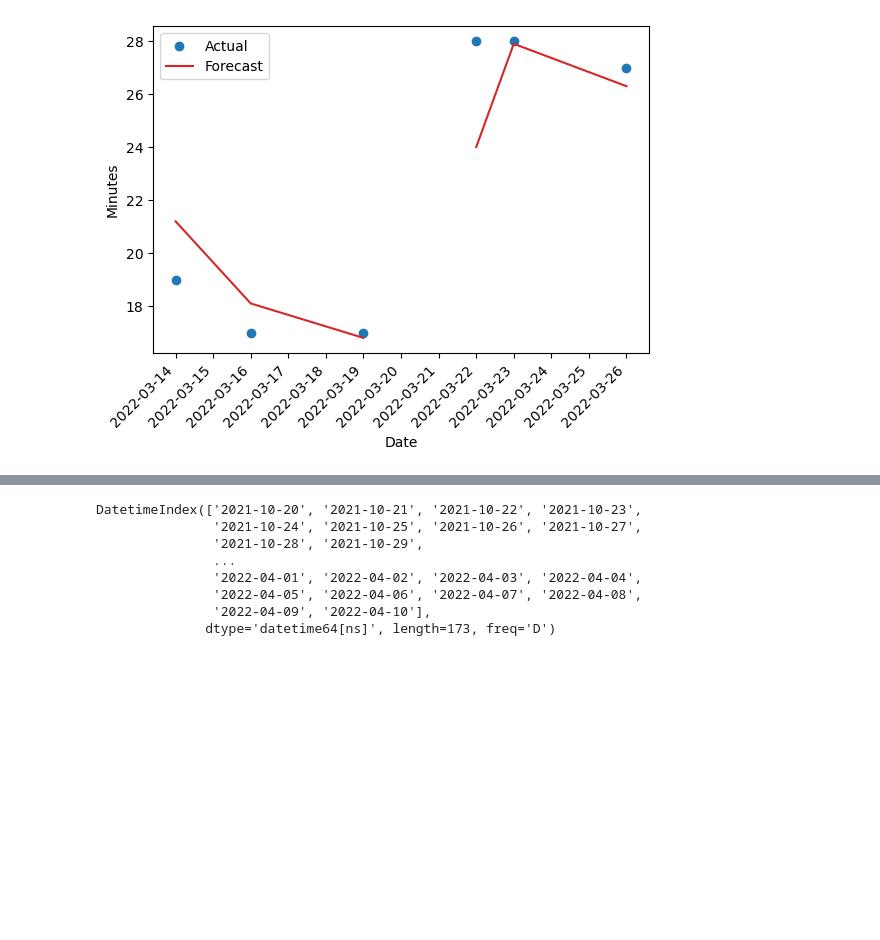
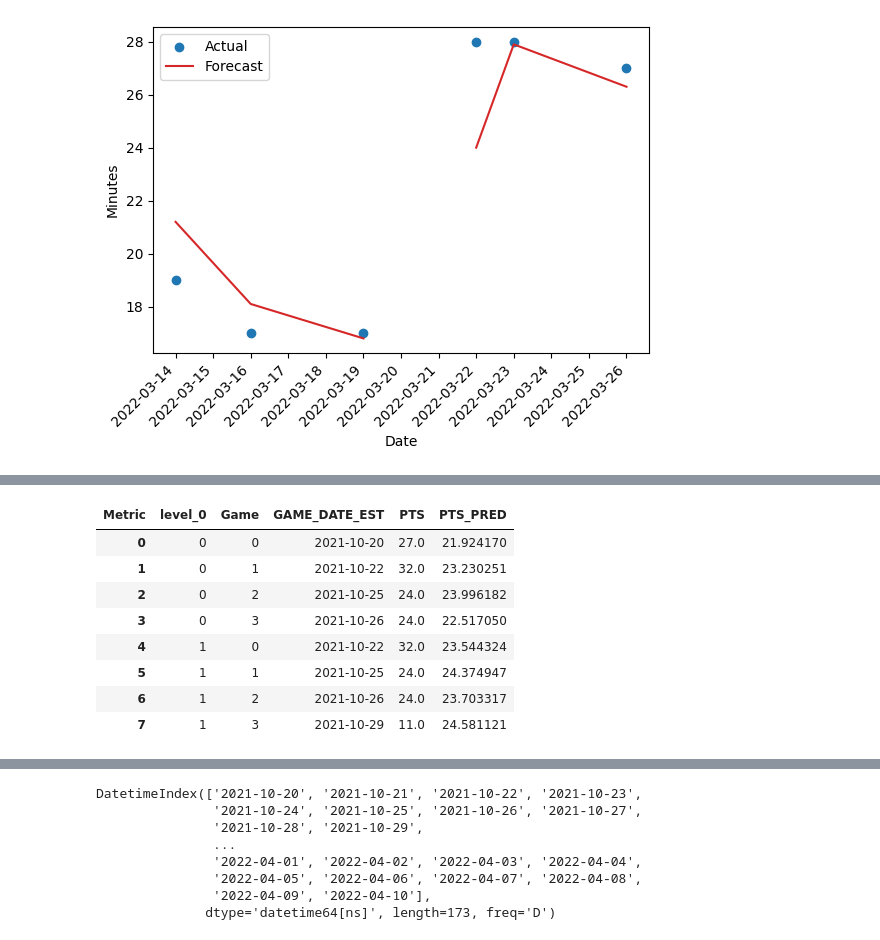
Before and after one commit to brownbrandon272/basketball, a Jupyter notebook: scripts/analyze_results.ipynb, the cells around one changed output, grey strips where cells are left out. Drawn from its saved outputs; the diff is of its cells as text; code cells hidden in the pictures; blank space fills up the shorter version.

```diff
--- a/scripts/analyze_results.ipynb
+++ b/scripts/analyze_results.ipynb
@@ -531,0 +558,60 @@ ValueError: x and y must be the same size
+# %%
+import pandas as pd
+
+# create the original DataFrame
+df = pd.DataFrame([
+    {'DATE_EST': datetime.date(2021, 10, 20),
+      'next_0_PTS': 27.0,
+      'next_1_PTS': 32.0,
+      'next_2_PTS': 24.0,
+      'next_3_PTS': 24.0,
+      'next_0_PTS_PRED': 21.92416962916689,
+      'next_1_PTS_PRED': 23.230251210055734,
+      'next_2_PTS_PRED': 23.99618152745974,
+      'next_3_PTS_PRED': 22.51704962589499,
+      'next_0_GAME_DATE_EST': datetime.date(2021, 10, 20),
+      'next_1_GAME_DATE_EST': datetime.date(2021, 10, 22),
+      'next_2_GAME_DATE_EST': datetime.date(2021, 10, 25),
+      'next_3_GAME_DATE_EST': datetime.date(2021, 10, 26)},
+     {'DATE_EST': datetime.date(2021, 10, 22),
+      'next_0_PTS': 32.0,
+      'next_1_PTS': 24.0,
+      'next_2_PTS': 24.0,
+      'next_3_PTS': 11.0,
+      'next_0_PTS_PRED': 23.544323686291666,
+      'next_1_PTS_PRED': 24.3749469390111,
+      'next_2_PTS_PRED': 23.703316821847235,
+      'next_3_PTS_PRED': 24.581120578563816,
+      'next_0_GAME_DATE_EST': datetime.date(2021, 10, 22),
+      'next_1_GAME_DATE_EST': datetime.date(2021, 10, 25),
+      'next_2_GAME_DATE_EST': datetime.date(2021, 10, 26),
+      'next_3_GAME_DATE_EST': datetime.date(2021, 10, 29)}
+])
+
+# separate the "next" columns into three groups
+pts_cols = [col for col in df.columns if col.startswith('next') and col.endswith('PTS')]
+pts_pred_cols = [col for col in df.columns if col.startswith('next') and col.endswith('PTS_PRED')]
+game_date_cols = [col for col in df.columns if col.startswith('next') and col.endswith('GAME_DATE_EST')]
+
+# separate column names into a number and group name
+pts_cols = [(int(col.split('_')[1]), 'PTS') for col in pts_cols]
+pts_pred_cols = [(int(col.split('_')[1]), 'PTS_PRED') for col in pts_pred_cols]
+game_date_cols = [(int(col.split('_')[1]), 'GAME_DATE_EST') for col in game_date_cols]
+
+# create a MultiIndex from the separated column names
+multi_cols = pd.MultiIndex.from_tuples(pts_cols + pts_pred_cols + game_date_cols, names=['Game', 'Metric'])
+
+# create the final DataFrame with the MultiIndex columns
+df.drop(columns=['DATE_EST'], inplace=True)
+df.columns = multi_cols
+df.stack(level='Game').reset_index()
+# %% [output]
+| Metric | level_0 | Game | GAME_DATE_EST | PTS | PTS_PRED |
+| 0 | 0 | 0 | 2021-10-20 | 27.0 | 21.924170 |
+| 1 | 0 | 1 | 2021-10-22 | 32.0 | 23.230251 |
+| 2 | 0 | 2 | 2021-10-25 | 24.0 | 23.996182 |
+| 3 | 0 | 3 | 2021-10-26 | 24.0 | 22.517050 |
+| 4 | 1 | 0 | 2021-10-22 | 32.0 | 23.544324 |
+| 5 | 1 | 1 | 2021-10-25 | 24.0 | 24.374947 |
+| 6 | 1 | 2 | 2021-10-26 | 24.0 | 23.703317 |
+| 7 | 1 | 3 | 2021-10-29 | 11.0 | 24.581121 |
```
Also changed, not shown: parts of 7 cells of this notebook.
